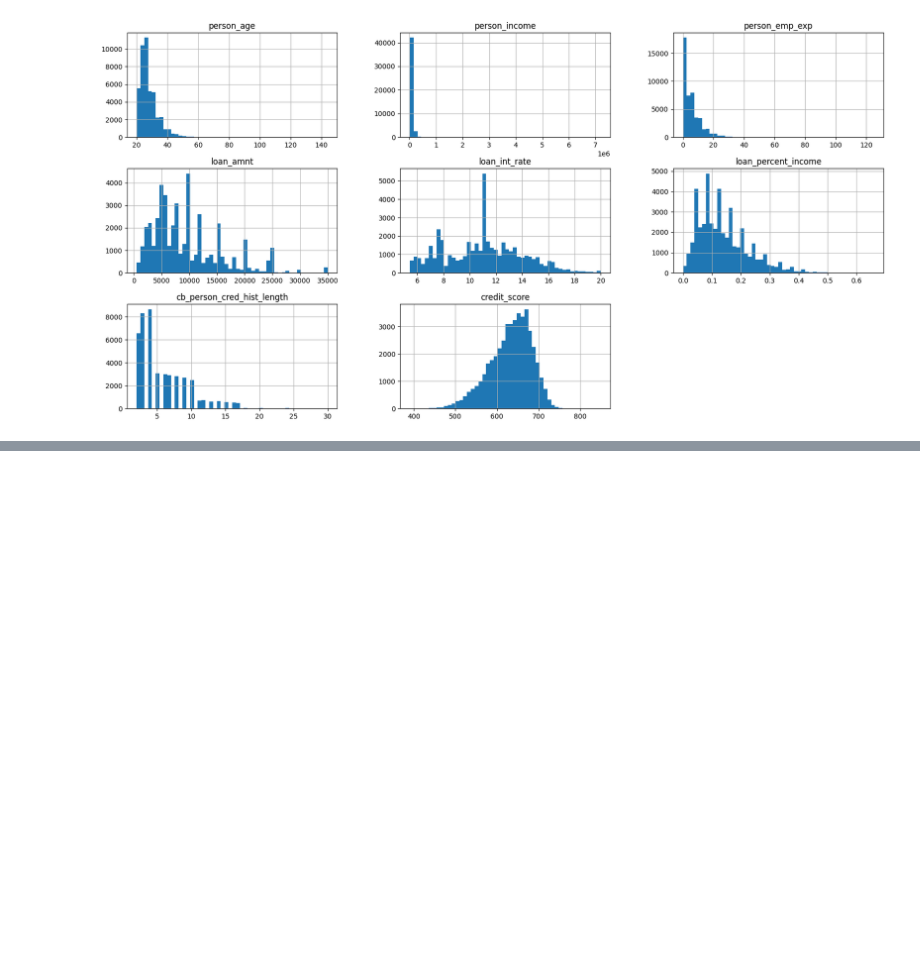
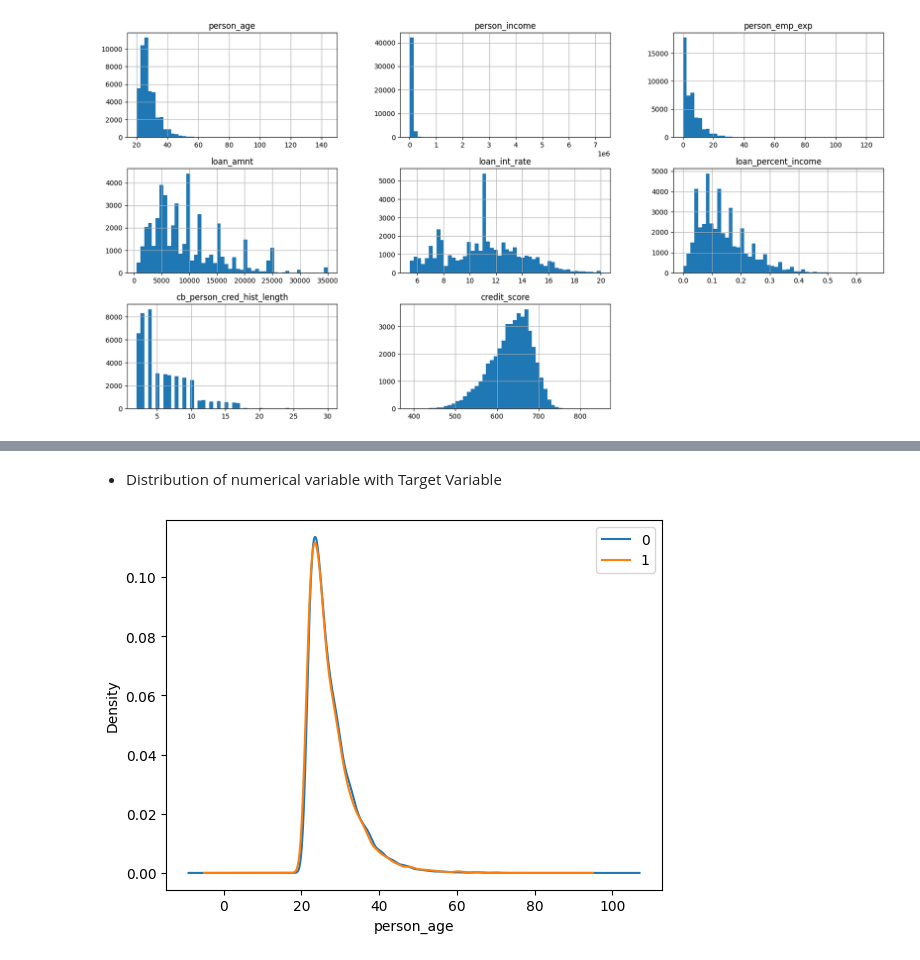
Before and after one commit to saikiran927/Loan_Approval_Classifier, a Jupyter notebook: data_preprocessing.ipynb, the cells around one changed output, grey strips where cells are left out. Cells and saved outputs as stored; diff of their text form; code cells hidden in the pictures; blank space fills up the shorter version.

```diff
--- a/data_preprocessing.ipynb
+++ b/data_preprocessing.ipynb
@@ -250,0 +360,13 @@ def boxplot_cat_cols(df):
+# %% [markdown]
+* Distribution of numerical variable with Target Variable
+# %%
+def numerical_features_with_target(data, col):
+    data[data['loan_status']==0][col].plot(kind = 'density')
+    data[data['loan_status']==1][col].plot(kind = 'density')
+    plt.xlabel(col)
+    plt.legend([0,1])
+    plt.show()
+# %%
+numerical_features_with_target(df, 'person_age')
+# %% [output]
+[figure, added]
```
Also changed, not shown: parts of 18 cells of this notebook.
